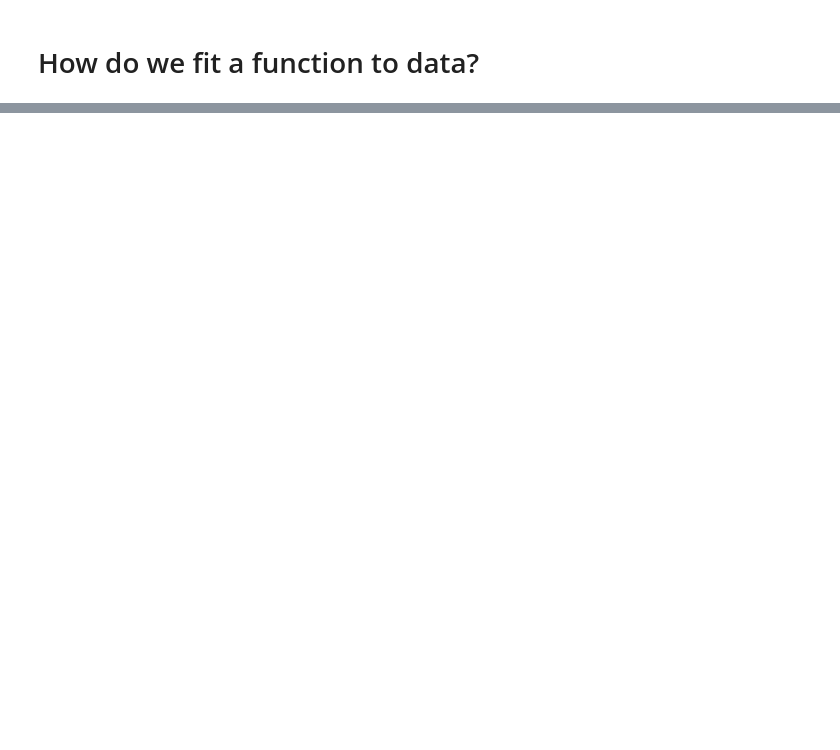
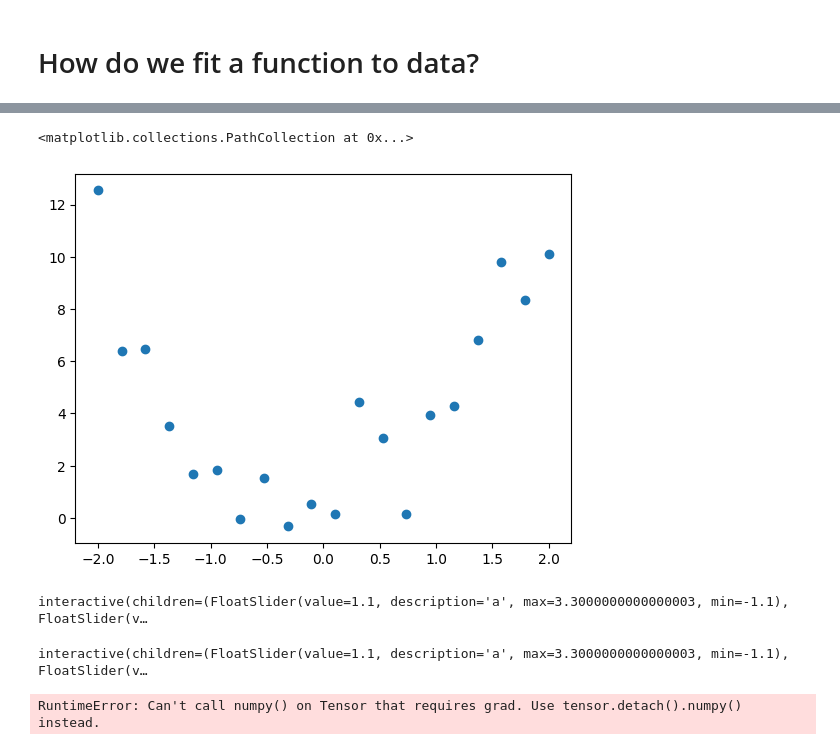
Before and after one commit to ssherwood/jupyter-notebooks, a Jupyter notebook: ai/experiments.ipynb, the cells around one changed output, grey strips where cells are left out. Saved outputs shown, nothing was run; the diff lists cells and outputs as text; code cells hidden in the pictures; blank space fills up the shorter version.

```diff
--- a/ai/experiments.ipynb
+++ b/ai/experiments.ipynb
@@ -50,0 +118,14 @@ add_noise(f(x), 0.3, 1.5)
+# %%
+plt.scatter(x,y)
+# %% [output]
+<matplotlib.collections.PathCollection at 0x...>
+[figure, added]
+# %%
+from ipywidgets import interact, interactive, fixed, interact_manual
+
+@interact(a=1.1, b=1.1, c=1.1)
+def plot_quad(a, b, c):
+    plt.scatter(x,y)
+    plot_function(make_quad(a,b,c), ylim=(-3,13))
+# %% [output]
+interactive(children=(FloatSlider(value=1.1, description='a', max=3.3000000000000003, min=-1.1), FloatSlider(v…
@@ -50,0 +137,9 @@ add_noise(f(x), 0.3, 1.5)
+# %%
+@interact(a=1.1, b=1.1, c=1.1)
+def plot_quad(a, b, c):
+    f = make_quad(a,b,c)
+    plt.scatter(x,y)
+    loss = mae(f(x), y)
+    plot_function(f, ylim=(-3,12), title=f"MAE: {loss:.2f}")
+# %% [output]
+interactive(children=(FloatSlider(value=1.1, description='a', max=3.3000000000000003, min=-1.1), FloatSlider(v…
@@ -50,0 +159,4 @@ add_noise(f(x), 0.3, 1.5)
+# %%
+quad_mae([1.1, 1.1, 1.1])
+# %% [output]
+RuntimeError: Can't call numpy() on Tensor that requires grad. Use tensor.detach().numpy() instead.
```
Also changed, not shown: parts of 20 cells of this notebook.
